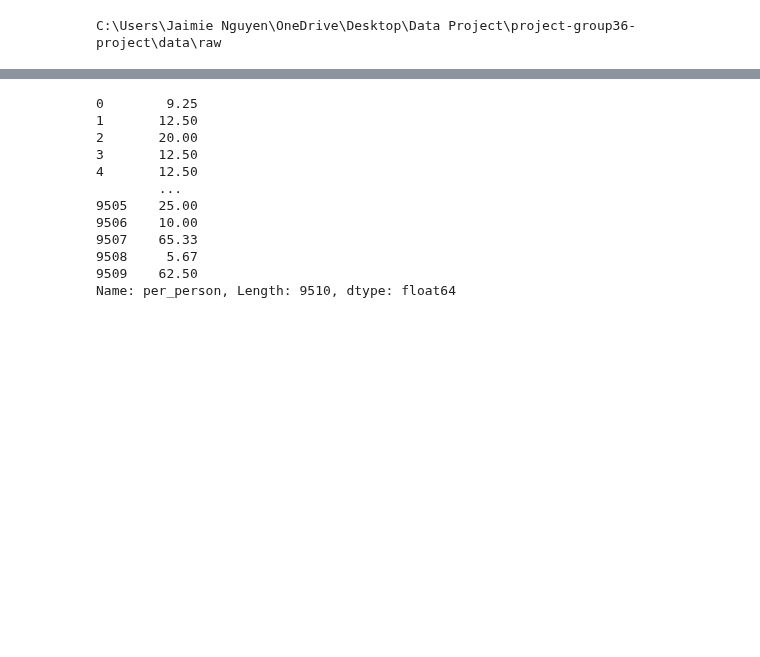
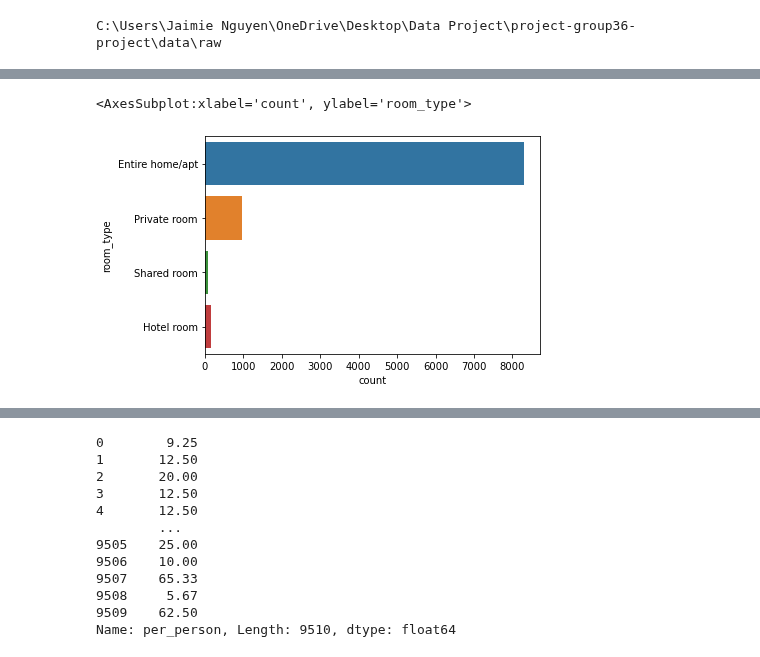
Before and after one commit to data301-2021-summer2/project-group36-project, a Jupyter notebook: analysis/Jaimie Nguyen/Dataset.ipynb, the cells around one changed output, grey strips where cells are left out. Drawn from its saved outputs; the diff is of its cells as text; code cells hidden in the pictures; blank space fills up the shorter version.

```diff
--- a/analysis/Jaimie Nguyen/Dataset.ipynb
+++ b/analysis/Jaimie Nguyen/Dataset.ipynb
@@ -63,9 +22,7 @@ C:\Users\Jaimie Nguyen\OneDrive\Desktop\Data Project\project-group36-project\dat
 # %%
 df=pd.read_csv("Athenslistings.csv")
 # %%
-df= df[[ 'property_type', 'accommodates', 'price']]
+df= df[[ 'neighbourhood', 'accommodates', 'price','room_type', 'property_type']]
 
-df['price']=df['price'].replace({r'\$':''}, regex = True)
-df['price']=df['price'].replace({r'\,':''}, regex = True)
-
-df
+df['price']=df['price'].replace({r'\$':''}, regex = True).replace({r'\,':''}, regex = True)
+df['price'] = pd.to_numeric(df['price'])
@@ -87,0 +49,9 @@ df['price'] = pd.to_numeric(df['price'])
+# %%
+sns.countplot(y='room_type',data=df)
+plt.ylabel('Room Type')
+plt.title('Amount of Room Type Availabilie',fontsize=17)
+plt.xlabel('Room Type')
+## all of the room types on Airbnb in Athens, the most common one is entire home/apt with over 8000 being offered
+# %% [output]
+<AxesSubplot:xlabel='count', ylabel='room_type'>
+[figure, added]
```
Also changed, not shown: parts of 25 cells of this notebook, 1 other file.
